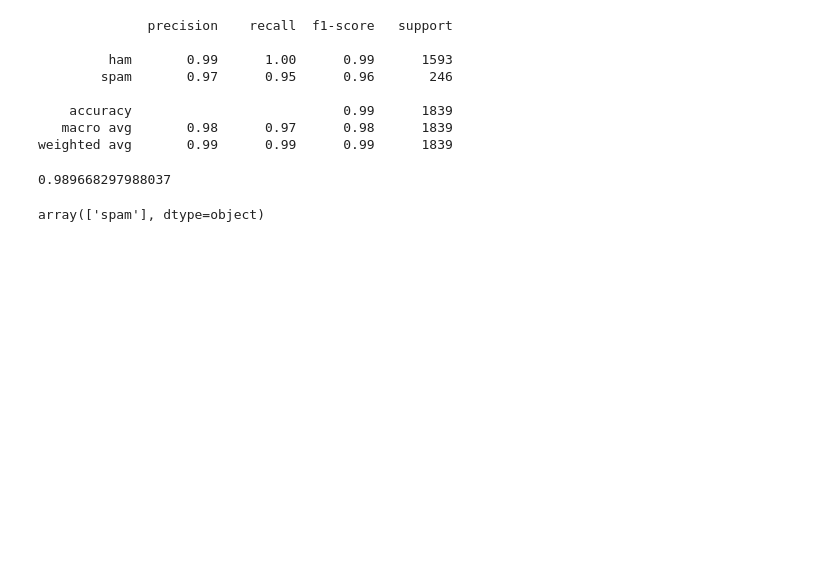
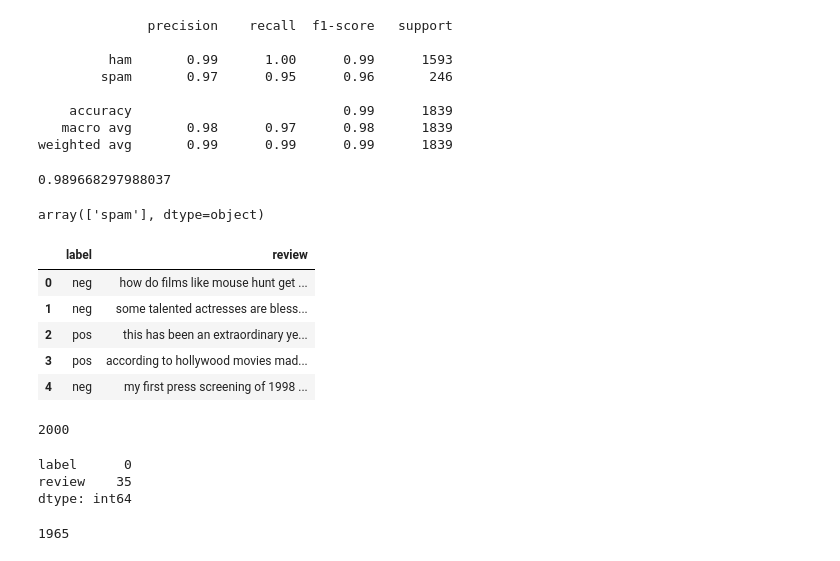
Before and after one commit to Ashishkhurana01/NLP, a Jupyter notebook: NLP.ipynb, the cells around one changed output. Saved outputs shown, nothing was run; the diff lists cells and outputs as text; code cells hidden in the pictures; blank space fills up the shorter version.

```diff
--- a/NLP.ipynb
+++ b/NLP.ipynb
@@ -1092,0 +1098,15 @@ array(['spam'], dtype=object)
+# %%
+df = pd.read_csv("C:/Users/khura/Documents/Ashish/Career related/Git/NLP/moviereviews.tsv",sep='\t')
+# %%
+df.head()
+# %% [output]
+|  | label | review |
+| 0 | neg | how do films like mouse hunt get ... |
+| 1 | neg | some talented actresses are bless... |
+| 2 | pos | this has been an extraordinary ye... |
+| 3 | pos | according to hollywood movies mad... |
+| 4 | neg | my first press screening of 1998 ... |
+# %%
+len(df)
+# %% [output]
+2000
@@ -1092,0 +1115,6 @@ array(['spam'], dtype=object)
+# %%
+df.isnull().sum()
+# %% [output]
+label      0
+review    35
+dtype: int64
@@ -1092,0 +1123,4 @@ array(['spam'], dtype=object)
+# %%
+len(df)
+# %% [output]
+1965
```
Also changed, not shown: parts of 22 cells of this notebook.
